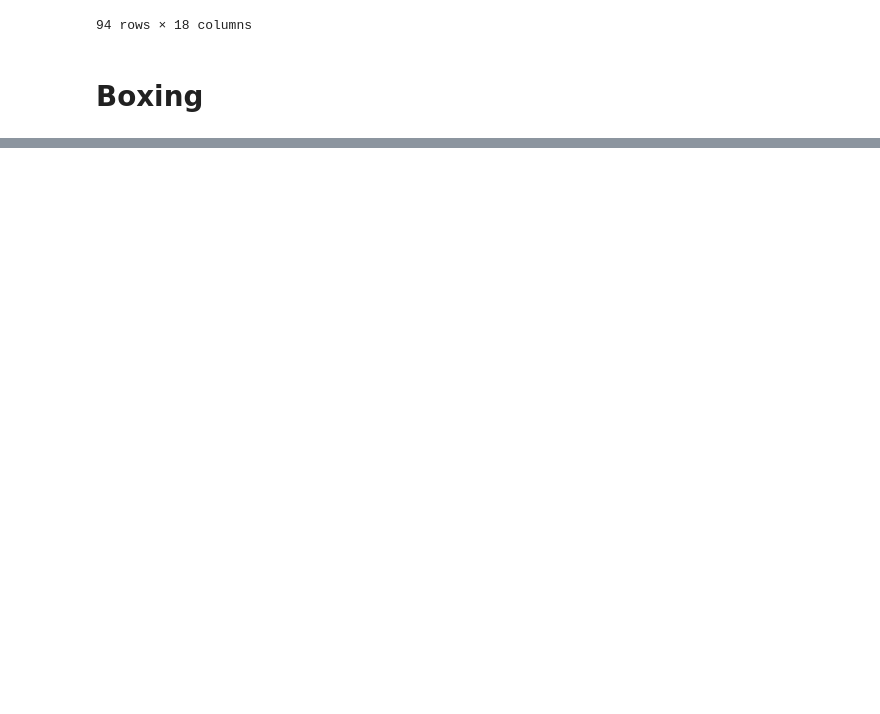
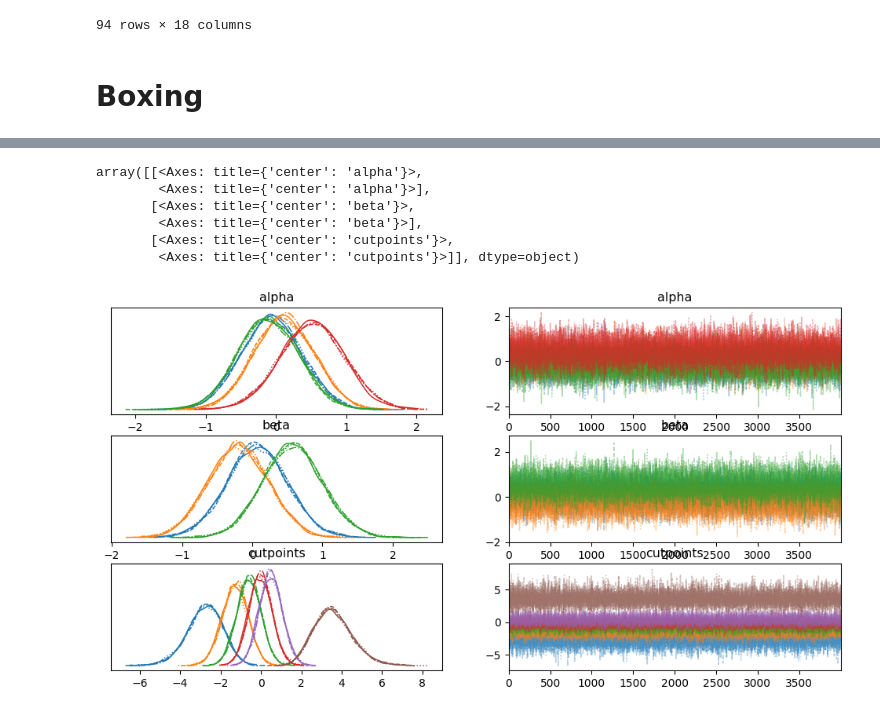
Before and after one commit to TheJarmanitor/msc_thesis, a Jupyter notebook: data_analysis.ipynb, the cells around one changed output, grey strips where cells are left out. Saved outputs shown, nothing was run; the diff lists cells and outputs as text; code cells hidden in the pictures; blank space fills up the shorter version.

```diff
--- a/data_analysis.ipynb
+++ b/data_analysis.ipynb
@@ -6,6 +6,9 @@ from pathlib import Path
 import matplotlib.pyplot as plt
 
 import pymc as pm
+import arviz as az
+
+rng = np.random.default_rng(1331)
 # %%
 pxi_df = pd.read_csv(r"data/pxi_results.csv")
 
@@ -36,3 +39,20 @@ pxi_df_box.head()
 | 6 | P002 | 1.0 | 0.0 | 2.0 | Agree | Strongly disagree | Strongly Agree | Strongly Agree | Strongly Agree | Slightly agree | ... |
 | 9 | P002 | 2.0 | 0.0 | 3.0 | Agree | Strongly disagree | Strongly Agree | Strongly Agree | Strongly Agree | Agree | ... |
 | 14 | P002 | 3.0 | 0.0 | 1.0 | Agree | Neutral | Strongly Agree | Strongly Agree | Strongly Agree | Agree | ... |
+# %%
+diff_id, unique_diff = pd.factorize(pxi_df_box["difficulty"])
+trial_id, unique_trial = pd.factorize(pxi_df_box["trial"])
+# %%
+pxi_id_to_number = {
+    "strongly disagree": 0,
+    "disagree": 1,
+    "slightly disagree":2,
+    "neutral": 3,
+    "slightly agree": 4,
+    "agree": 5,
+    "strongly agree": 6
+}
+
+y_ch = pxi_df_box["pxi_CH"].str.lower().replace(pxi_id_to_number)
+y_mas = pxi_df_box["pxi_MAS"].str.lower().replace(pxi_id_to_number)
+y_imm = pxi_df_box["pxi_IMM"].str.lower().replace(pxi_id_to_number)
@@ -38,0 +63,17 @@ pxi_df_box.head()
+# %%
+with pm.Model(coords={"difficulties": unique_diff, "trials": unique_trial}) as m_boxh1:
+    current_difficulty = pm.Data("difficulty", diff_id)
+    current_trial = pm.Data("trials", trial_id)
+
+    alpha = pm.Normal("alpha", 0, 0.5, dims="difficulties")
+    beta = pm.Normal("beta", 0, 0.5, dims="trials")
+    sigma = pm.Exponential("sigma", 0.25)
+
+    eta = pm.Deterministic("eta", alpha[current_difficulty] + beta[current_trial])
+
+    cutpoints = pm.Normal("cutpoints", mu=np.linspace(0,6,6), sigma=sigma,
+                          transform=pm.distributions.transforms.ordered)
+
+    y = pm.OrderedLogistic("y", eta=eta, cutpoints=cutpoints, observed=y_ch.values)
+
+    boxh1_trace = pm.sample(4000, tune=2000, idata_kwargs={"log_likelihood": True}, random_seed=rng)
@@ -38,0 +87,10 @@ pxi_df_box.head()
+# %%
+az.plot_trace(boxh1_trace, var_names=["alpha", "beta", "cutpoints"])
+# %% [output]
+array([[<Axes: title={'center': 'alpha'}>,
+        <Axes: title={'center': 'alpha'}>],
+       [<Axes: title={'center': 'beta'}>,
+        <Axes: title={'center': 'beta'}>],
+       [<Axes: title={'center': 'cutpoints'}>,
+        <Axes: title={'center': 'cutpoints'}>]], dtype=object)
+[figure, added]
```
Also changed, not shown: parts of 28 cells of this notebook, 2 other files.
